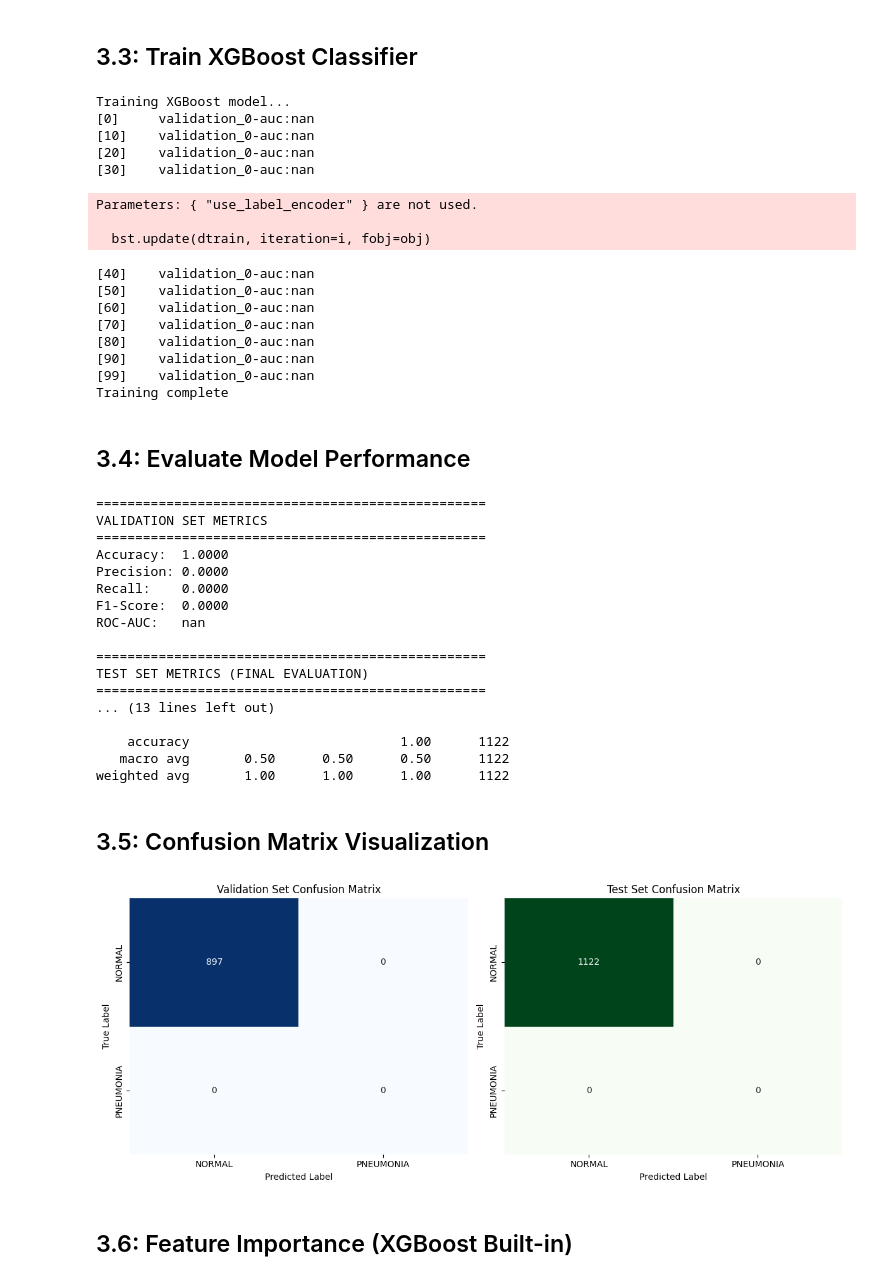
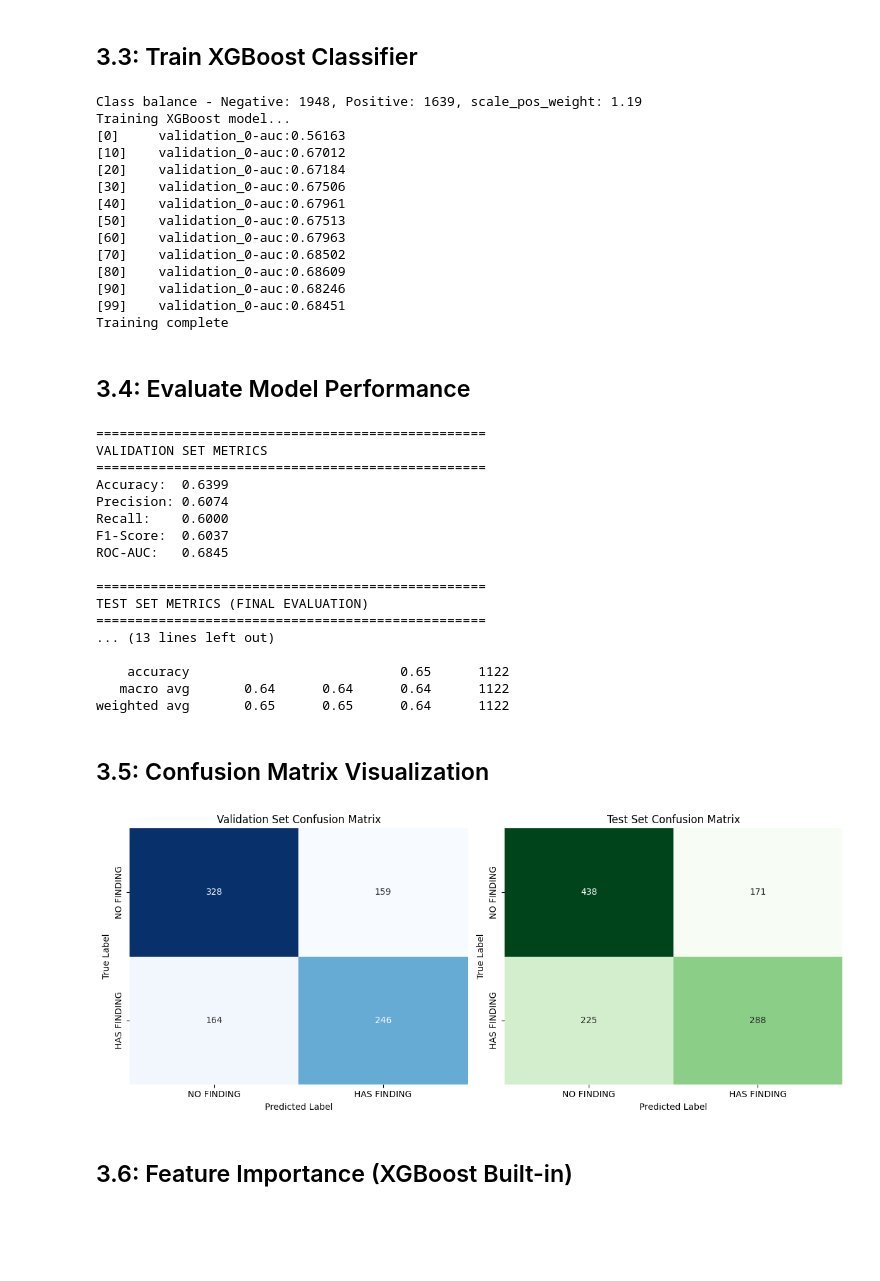
Before and after one commit to ubcbmeg457/OpenMedImgDataVal, a Jupyter notebook: xray-shapley/xray_shapley.ipynb, the cells around one changed output. Drawn from its saved outputs; the diff is of its cells as text; code cells hidden in the pictures; blank space fills up the shorter version.

```diff
--- a/xray-shapley/xray_shapley.ipynb
+++ b/xray-shapley/xray_shapley.ipynb
@@ -474,6 +508,12 @@ Test set: 1122 samples
 # %% [markdown]
 ## 3.3: Train XGBoost Classifier
 # %%
+# Handle class imbalance with scale_pos_weight
+neg_count = np.sum(y_train == 0)
+pos_count = np.sum(y_train == 1)
+scale_weight = neg_count / pos_count if pos_count > 0 else 1
+print(f"Class balance - Negative: {neg_count}, Positive: {pos_count}, scale_pos_weight: {scale_weight:.2f}")
+
 # Initialize XGBoost with optimal hyperparameters
 xgb_model = xgb.XGBClassifier(
     n_estimators=100,
@@ -483,7 +523,7 @@ xgb_model = xgb.XGBClassifier(
     colsample_bytree=0.8,
     random_state=42,
     eval_metric="auc",
-    use_label_encoder=False,
+    scale_pos_weight=scale_weight,
     tree_method="hist",  # Faster training
 )
 
@@ -492,22 +532,20 @@ xgb_model.fit(X_train, y_train, eval_set=[(X_val, y_val)], verbose=10)
 
 print("Training complete")
 # %% [output]
+Class balance - Negative: 1948, Positive: 1639, scale_pos_weight: 1.19
 Training XGBoost model...
-[0]     validation_0-auc:nan
-[10]    validation_0-auc:nan
-[20]    validation_0-auc:nan
-[30]    validation_0-auc:nan
+[0]     validation_0-auc:0.56163
+[10]    validation_0-auc:0.67012
+[20]    validation_0-auc:0.67184
+[30]    validation_0-auc:0.67506
+[40]    validation_0-auc:0.67961
+[50]    validation_0-auc:0.67513
+[60]    validation_0-auc:0.67963
+[70]    validation_0-auc:0.68502
+[80]    validation_0-auc:0.68609
+[90]    validation_0-auc:0.68246
+[99]    validation_0-auc:0.68451
+Training complete
-Parameters: { "use_label_encoder" } are not used.
-
-  bst.update(dtrain, iteration=i, fobj=obj)
-[40]    validation_0-auc:nan
-[50]    validation_0-auc:nan
-[60]    validation_0-auc:nan
-[70]    validation_0-auc:nan
-[80]    validation_0-auc:nan
-[90]    validation_0-auc:nan
-[99]    validation_0-auc:nan
-Training complete
 # %% [markdown]
 ## 3.4: Evaluate Model Performance
 # %%
@@ -539,53 +577,53 @@ print(f"ROC-AUC:   {roc_auc_score(y_test, y_test_pred_proba):.4f}")
 print("\n" + "=" * 50)
 print("CLASSIFICATION REPORT (TEST SET)")
 print("=" * 50)
-print(classification_report(y_test, y_test_pred, labels=[0, 1], target_names=["NORMAL", "PNEUMONIA"], zero_division=0))
+print(classification_report(y_test, y_test_pred, labels=[0, 1], target_names=["NO FINDING", "HAS FINDING"], zero_division=0))
 # %% [output]
 ==================================================
 VALIDATION SET METRICS
 ==================================================
-Accuracy:  1.0000
-Precision: 0.0000
-Recall:    0.0000
-F1-Score:  0.0000
-ROC-AUC:   nan
+Accuracy:  0.6399
+Precision: 0.6074
+Recall:    0.6000
+F1-Score:  0.6037
+ROC-AUC:   0.6845
 
 ==================================================
 TEST SET METRICS (FINAL EVALUATION)
 ==================================================
 ... (13 lines left out)
 
-    accuracy                           1.00      1122
-   macro avg       0.50      0.50      0.50      1122
-weighted avg       1.00      1.00      1.00      1122
+    accuracy                           0.65      1122
+   macro avg       0.64      0.64      0.64      1122
+weighted avg       0.65      0.65      0.64      1122
 # %% [markdown]
 ## 3.5: Confusion Matrix Visualization
 # %%
 # Plot confusion matrices
 fig, axes = plt.subplots(1, 2, figsize=(12, 5))
 
 # Validation confusion matrix - explicitly specify labels to ensure 2x2 matrix
 cm_val = confusion_matrix(y_val, y_val_pred, labels=[0, 1])
 sns.heatmap(cm_val, annot=True, fmt="d", cmap="Blues", ax=axes[0], cbar=False)
 axes[0].set_title("Validation Set Confusion Matrix")
 axes[0].set_ylabel("True Label")
 axes[0].set_xlabel("Predicted Label")
-axes[0].set_xticklabels(["NORMAL", "PNEUMONIA"])
-axes[0].set_yticklabels(["NORMAL", "PNEUMONIA"])
+axes[0].set_xticklabels(["NO FINDING", "HAS FINDING"])
+axes[0].set_yticklabels(["NO FINDING", "HAS FINDING"])
 
 # Test confusion matrix - explicitly specify labels to ensure 2x2 matrix
 cm_test = confusion_matrix(y_test, y_test_pred, labels=[0, 1])
 sns.heatmap(cm_test, annot=True, fmt="d", cmap="Greens", ax=axes[1], cbar=False)
 axes[1].set_title("Test Set Confusion Matrix")
 axes[1].set_ylabel("True Label")
 axes[1].set_xlabel("Predicted Label")
-axes[1].set_xticklabels(["NORMAL", "PNEUMONIA"])
-axes[1].set_yticklabels(["NORMAL", "PNEUMONIA"])
+axes[1].set_xticklabels(["NO FINDING", "HAS FINDING"])
+axes[1].set_yticklabels(["NO FINDING", "HAS FINDING"])
 
 plt.tight_layout()
 plt.show()
 # %% [output]
-[figure, old version]
+[figure, new version]
 # %% [markdown]
 ## 3.6: Feature Importance (XGBoost Built-in)
 # %%
```
Also changed, not shown: parts of 24 cells of this notebook.
